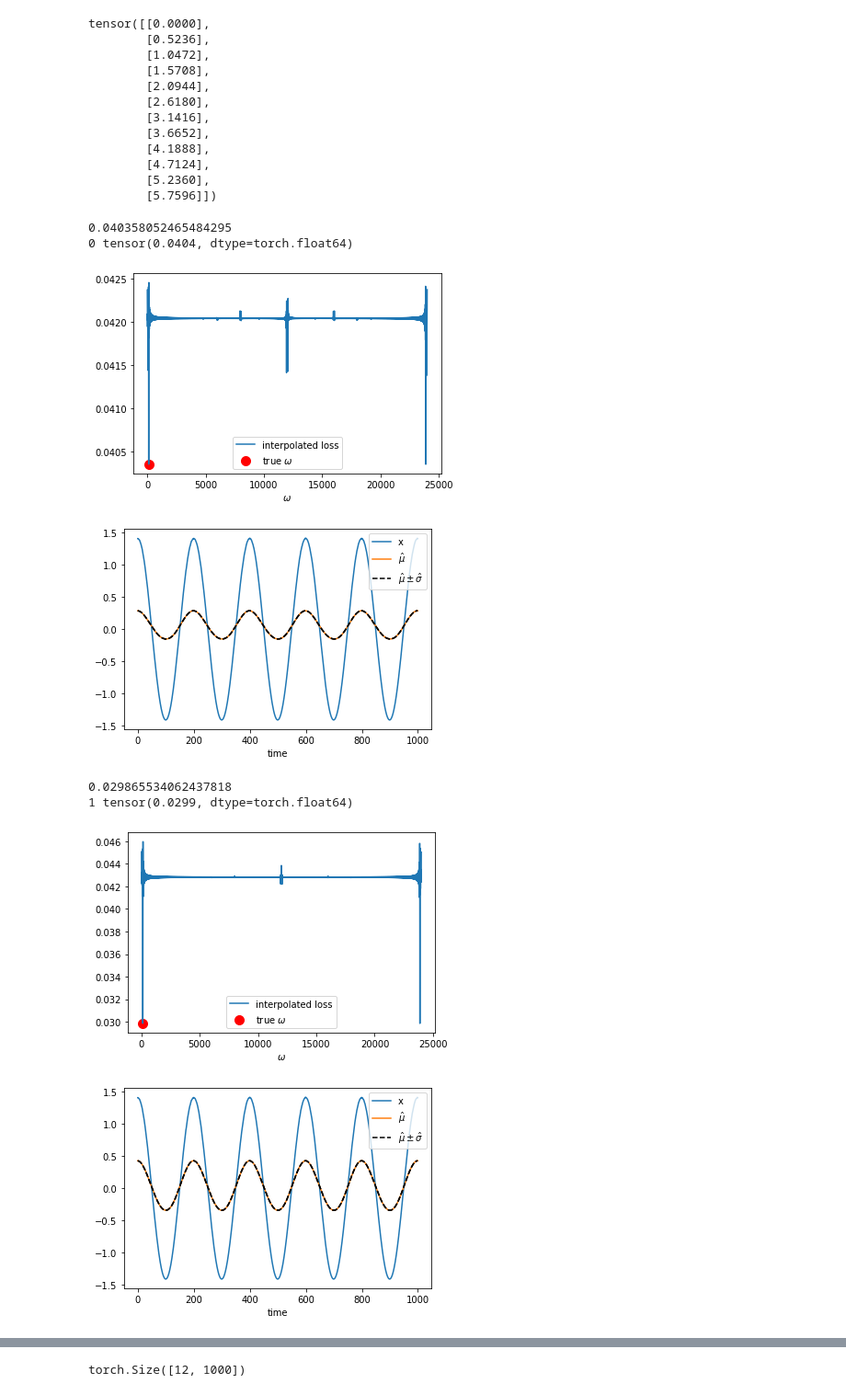
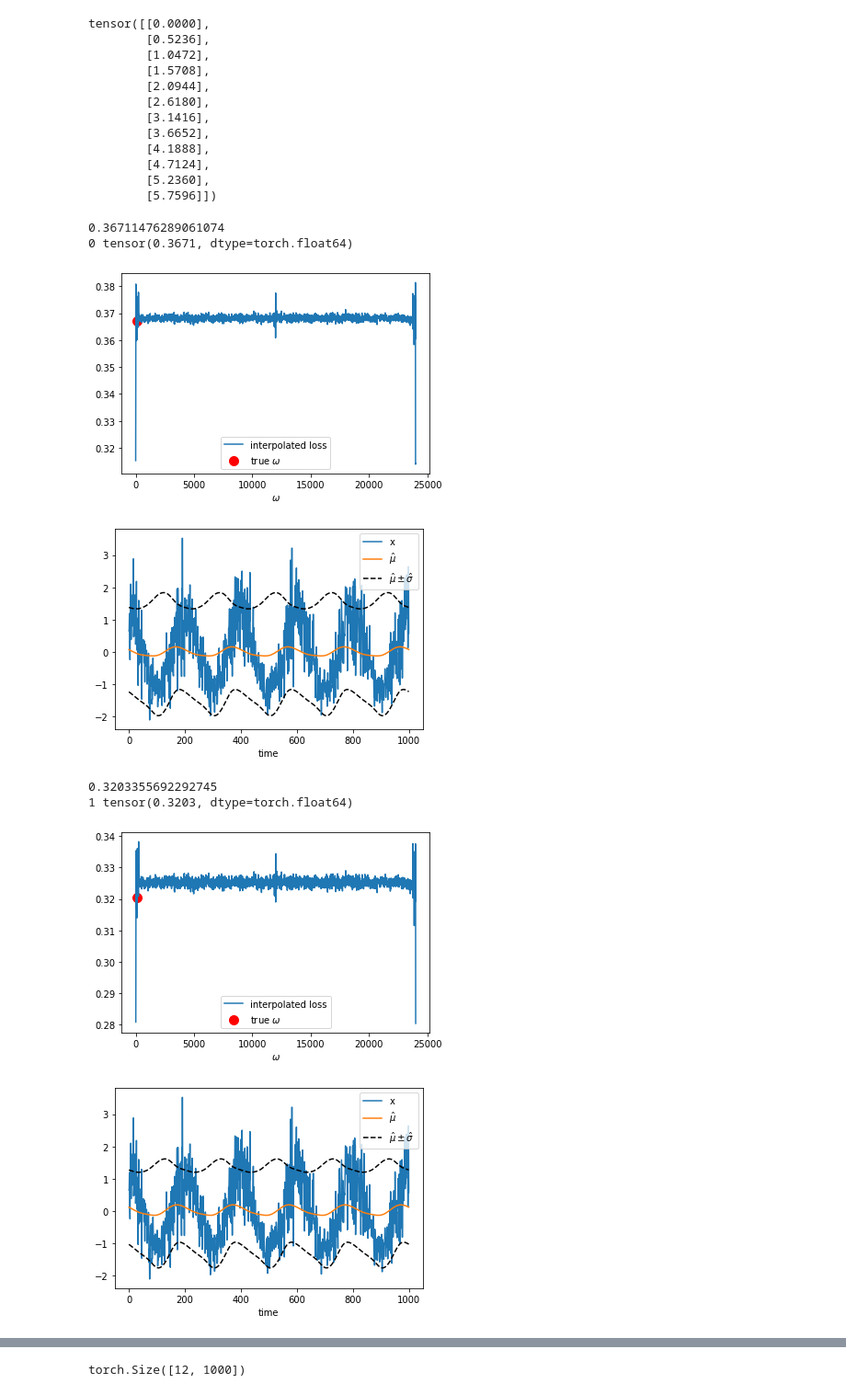
Before and after one commit to AlexTMallen/NASA-GEOS, a Jupyter notebook: 1D-omega-speedup.ipynb, the cells around one changed output, grey strips where cells are left out. Shown at 92% size. Drawn from its saved outputs; the diff is of its cells as text; code cells hidden in the pictures.

```diff
--- a/1D-omega-speedup.ipynb
+++ b/1D-omega-speedup.ipynb
@@ -27,7 +27,7 @@ torch.backends.cudnn.deterministic = True
 t = np.linspace(0, 10_000 * np.pi, 1000)
 mu_t = (1.2 + np.cos(t))
 # sigma_t = 0.1 * (2 + 0.7 * np.sin(t)) ** 2
-sigma_t = 0.001 * np.cos(t) + 0.001
+sigma_t = 0.2 * np.cos(t) + 0.5
 data = np.random.normal(mu_t, sigma_t)
 # normalize the data
 scale = np.std(data)
@@ -38,8 +38,9 @@ x = torch.Tensor(x.reshape(-1, 1))
 periods = [200]
 omegas = [2 * np.pi / p for p in periods]
 # define a model
+model_obj = model_objs.NormalNLL(x_dim=x.shape[1], num_freqs=len(periods), n=32)
 # model_obj = model_objs.SkewNormalNLL(x_dim=x.shape[1], num_freqs=len(periods), n=32)
-model_obj = model_objs.DeterministicMSE(x_dim=x.shape[1], num_freqs=len(periods), n=512, n2=512)
+# model_obj = model_objs.DeterministicMSE(x_dim=x.shape[1], num_freqs=len(periods), n=512, n2=512)
 # %% [output]
 [ Using Seed :  633  ]
 # %%
@@ -79,23 +80,26 @@ from torch import optim
 # %%
 zeros_like = torch.zeros((x.shape[0], K))
 # %%
-opt = optim.SGD(model_obj.parameters(), lr=1e-1)
+opt = optim.SGD(model_obj.parameters(), lr=7e-2)
 
 train_losses = []
 # train the model
-for itr in range(18):
+for itr in range(10):
     opt.zero_grad()
 
     losses = torch.empty((K, x.shape[0]))
 
+    inpts = torch.cat([torch.cos(two_pi_block)] * 2 + [torch.sin(two_pi_block)] * 2, -1)  # todo: generalize to more omegas
 #     inpts = torch.cat([torch.cos(two_pi_block)] * 3 + [torch.sin(two_pi_block)] * 3, -1)  # todo: generalize to more omegas
-    inpts = torch.cat([torch.cos(two_pi_block)] + [torch.sin(two_pi_block)], -1)  # todo: generalize to more omegas
+#     inpts = torch.cat([torch.cos(two_pi_block)] + [torch.sin(two_pi_block)], -1)  # todo: generalize to more omegas
     inpts  # [cos_mu_w1, cos_mu_w2, cos_sigma_w1, cos_sigma_w2, cos_alpha_w1, cos_alpha_w2, sin...]
+    m, s = model_obj.decode(inpts)
 #     y, z, a = model_obj.decode(inpts)
-    xhat, = model_obj.decode(inpts)
+#     xhat, = model_obj.decode(inpts)
     for tt in range(x.shape[0]):
+        losses[:, tt] = ((x[tt, :] - m) ** 2 / (2 * s ** 2) + torch.log(s)).squeeze()
 #         losses[:, tt] = ((x[tt, :] - y)**2 / (2 * z**2) + z.log() - norm_logcdf(a * (x[tt, :] - y) / z)).squeeze()
-        losses[:, tt] = (xhat.squeeze() - x[tt, :]) ** 2 / K
+#         losses[:, tt] = (xhat.squeeze() - x[tt, :]) ** 2 / K
 
     # now each column of losses contains one period of the temporally local loss function
 
@@ -107,43 +111,47 @@ for itr in range(18):
     for t in range(1, losses.shape[1] + 1):
         E_ft[np.arange(K // 2) * t, :] += losses_fft[t-1, :K//2, :]  # what are the units of "frequency"? 1/idxs of E
     E_ft = torch.cat([E_ft, torch.flip(E_ft * torch.Tensor([[1, -1]]), dims=(0,))])[:-1]
+    # (KT)^3
+    # only comupte summands as needed
+    # np.sum(E_ft[j, p] e^(-pi * i * j * omega0 in cycles per + -pi * i * p * omega1)
     E = torch.ifft(E_ft, signal_ndim=1)[:, 0]
     omega_idx = int(np.round(omegas[0] * E.shape[0] / (2 * np.pi)))
     E_star = E[omega_idx]
     loss = E_star  # - E.mean()
     print(loss.detach().numpy())
 
     grad = loss.backward()
     train_losses.append(loss.detach())
     print(itr, train_losses[-1])
     opt.step()
 
     %matplotlib inline
     plt.plot(E.detach(), label="interpolated loss")
     plt.scatter([omega_idx], [E_star.detach()], c="r", s=100, label="true $\omega$")
     plt.xlabel("$\omega$")
     plt.legend()
     plt.show()
 
     plt.plot(x, label="x")
     t = torch.arange(len(x))
+    inpts = torch.stack([torch.cos(omegas[0] * t)] * 2 + [torch.sin(omegas[0] * t)] * 2).T  # todo: generalize to more omegas
 #     inpts = torch.stack([torch.cos(omegas[0] * t)] * 3 + [torch.sin(omegas[0] * t)] * 3).T  # todo: generalize to more omegas
-    inpts = torch.stack([torch.cos(omegas[0] * t)] + [torch.sin(omegas[0] * t)]).T  # todo: generalize to more omegas
+#     inpts = torch.stack([torch.cos(omegas[0] * t)] + [torch.sin(omegas[0] * t)]).T  # todo: generalize to more omegas
     params = model_obj.output(inpts)
     mean_hat = model_obj.mean(params)
     std_hat = model_obj.std(params)
     plt.plot(mean_hat, label="$\hat \mu$")
     plt.plot(mean_hat + std_hat, "--k", label="$\hat \mu \pm \hat \sigma$")
     plt.plot(mean_hat - std_hat, "--k")
     plt.xlabel("time")
     plt.legend()
     plt.show()
 # %% [output]
-0.040358052465484295
-0 tensor(0.0404, dtype=torch.float64)
+0.36711476289061074
+0 tensor(0.3671, dtype=torch.float64)
-[figure, old version]
+[figure, new version]
-[figure, old version]
+[figure, new version]
-0.029865534062437818
-1 tensor(0.0299, dtype=torch.float64)
+0.3203355692292745
+1 tensor(0.3203, dtype=torch.float64)
-[figure, old version]
+[figure, new version]
-[figure, old version]
+[figure, new version]
```
Also changed, not shown: parts of 9 cells of this notebook.
